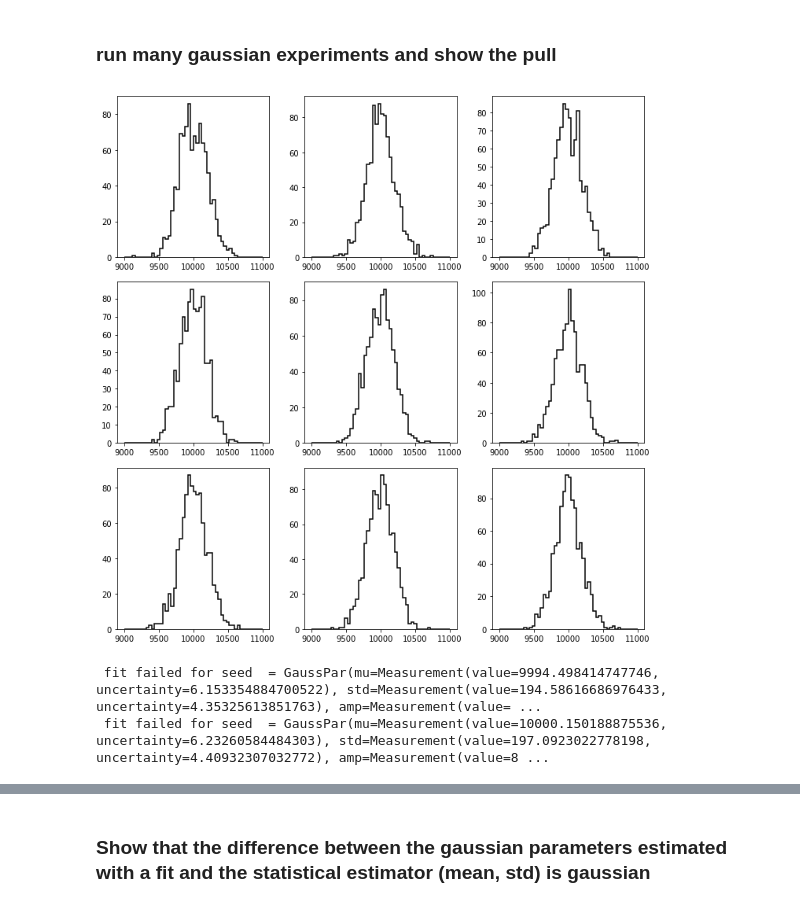
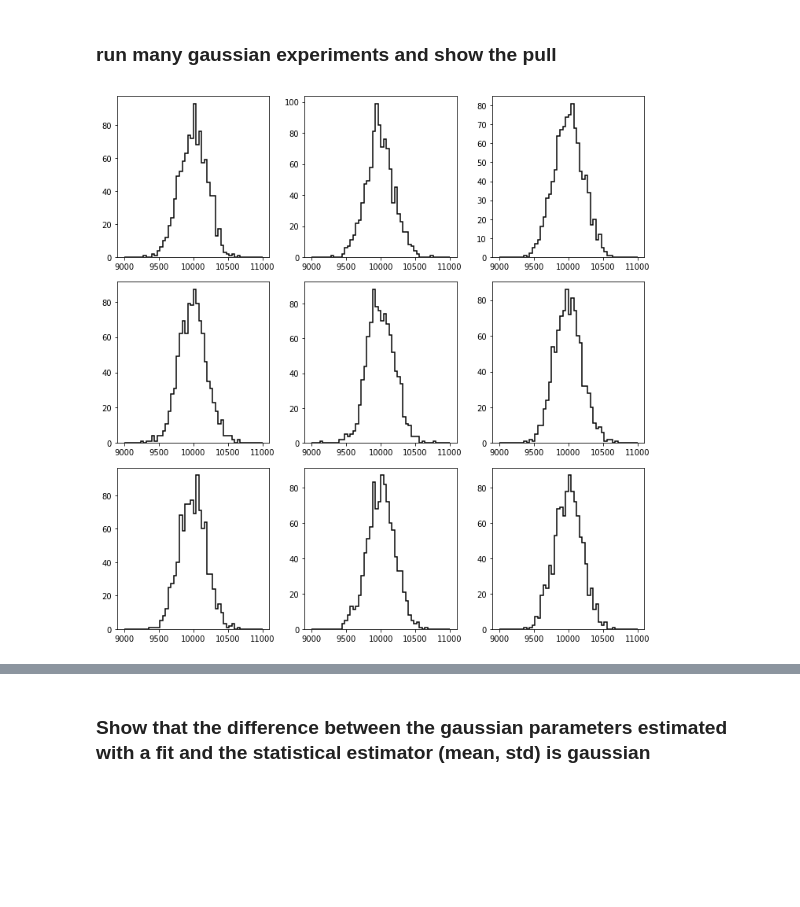
Before and after one commit to proscrite/KrCalibNB, a Jupyter notebook: reference/test_energy_lt_fits_JJGC.ipynb, the cells around one changed output, grey strips where cells are left out. Saved outputs shown, nothing was run; the diff lists cells and outputs as text; code cells hidden in the pictures; blank space fills up the shorter version.

```diff
--- a/reference/test_energy_lt_fits_JJGC.ipynb
+++ b/reference/test_energy_lt_fits_JJGC.ipynb
@@ -114,14 +124,11 @@ print_fit_energy(fc)
 mean = 1e+4
 std  = 0.02
 sigma = mean * std
-exps = run_gaussian_experiments(mexperiments = 1000, nsample =1000, mean=mean, std = sigma)
+exps = gaussian_experiments(mexperiments = 1000, nsample =1000, mean=mean, std = sigma)
 # %%
-histo_gaussian_experiment_sample(exps, mexperiments = 1000, samples=9, canvas=(3,3), figsize=(10,10))
+histo_gaussian_experiment_sample(exps, mexperiments = 1000, bins = 50, range_e = (9e+3,11e+3), samples=9, canvas=(3,3), figsize=(10,10))
 # %% [output]
-[figure, old version]
+[figure, new version]
 # %%
 fcs = fit_gaussian_experiments(exps, nbins = 50, range =(9e+3, 11e+3), n_sigma =3)
-# %% [output]
- fit failed for seed  = GaussPar(mu=Measurement(value=9994.498414747746, uncertainty=6.153354884700522), std=Measurement(value=194.58616686976433, uncertainty=4.35325613851763), amp=Measurement(value= ...
- fit failed for seed  = GaussPar(mu=Measurement(value=10000.150188875536, uncertainty=6.23260584484303), std=Measurement(value=197.0923022778198, uncertainty=4.40932307032772), amp=Measurement(value=8 ...
 # %%
```
Also changed, not shown: parts of 15 cells of this notebook.
